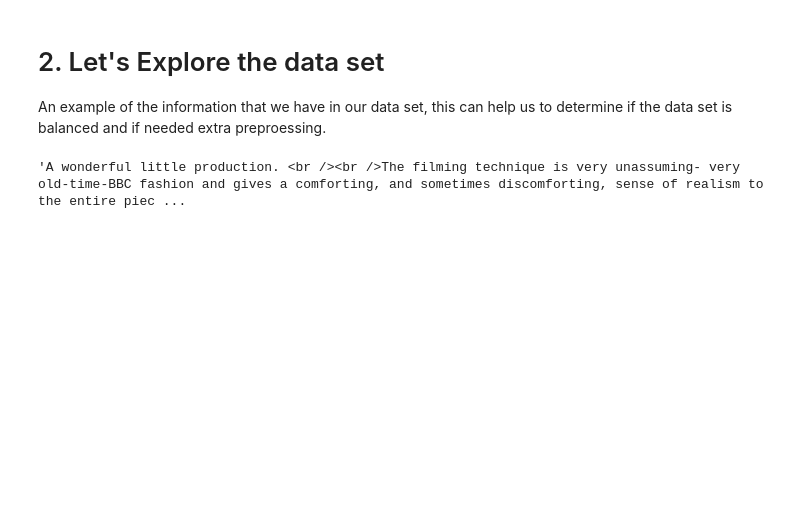
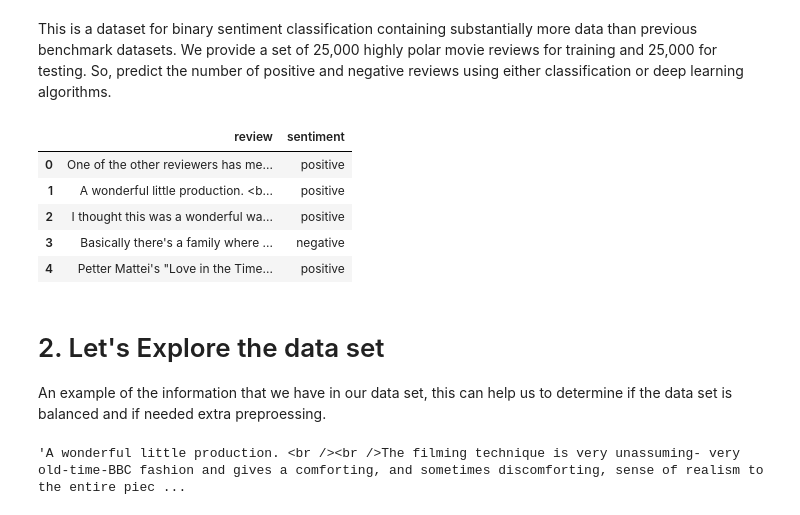
Before and after one commit to jsjaramillod/NLP_challenge, a Jupyter notebook: NLPproject.ipynb, the cells around one changed output. Cells and saved outputs as stored; diff of their text form; code cells hidden in the pictures; blank space fills up the shorter version.

```diff
--- a/NLPproject.ipynb
+++ b/NLPproject.ipynb
@@ -30,6 +35,17 @@ nltk.download('stopwords')
 True
+# %% [markdown]
+This is a dataset for binary sentiment classification containing substantially more data than previous benchmark datasets. We provide a set of 25,000 highly polar movie reviews for training and 25,000 for testing. So, predict the number of positive and negative reviews using either classification or deep learning algorithms.
 # %%
 df = pd.read_csv('/Users/jsjaramillo/Desktop/NLP_Challenge/IMDB Dataset.csv')
+
+df.head()
+# %% [output]
+|  | review | sentiment |
+| 0 | One of the other reviewers has me... | positive |
+| 1 | A wonderful little production. <b... | positive |
+| 2 | I thought this was a wonderful wa... | positive |
+| 3 | Basically there's a family where ... | negative |
+| 4 | Petter Mattei's "Love in the Time... | positive |
 # %% [markdown]
 # 2. Let's Explore the data set
 An example of the information that we have in our data set, this can help us to determine if the data set is balanced and if needed extra preproessing.
```
Also changed, not shown: parts of 15 cells of this notebook.
